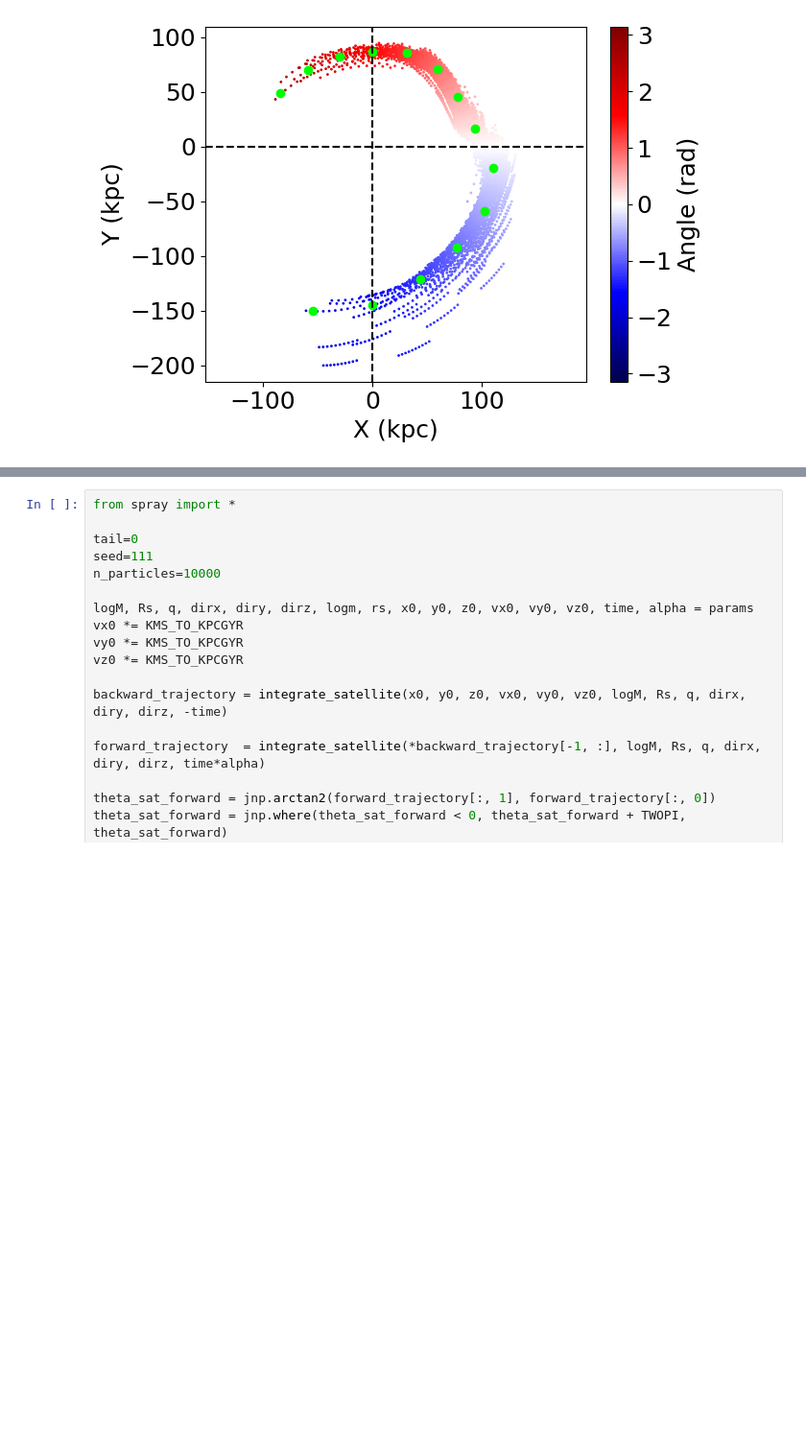
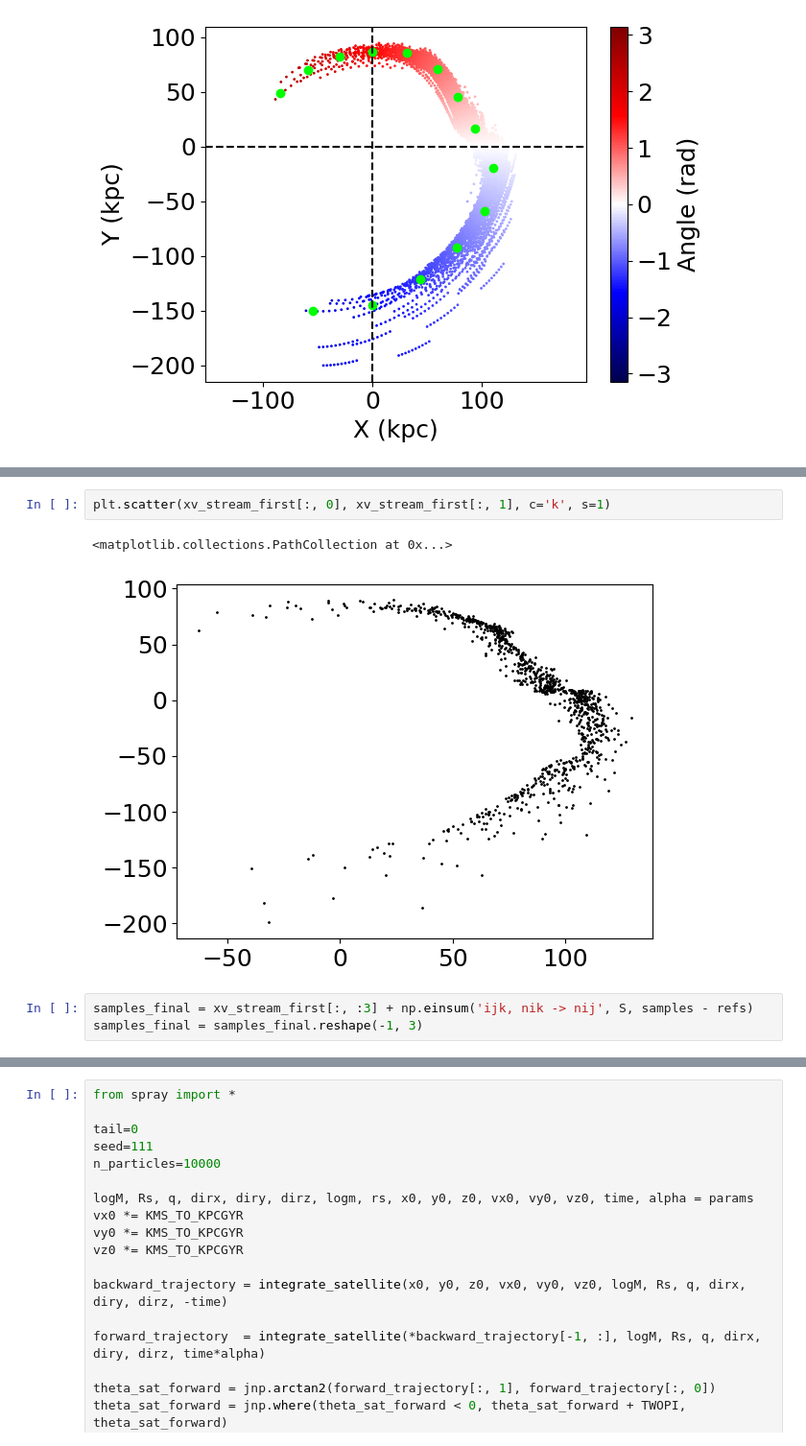
Before and after one commit to David-Chemaly/StreaMAX, a Jupyter notebook: quick_start.ipynb, the cells around one changed output, grey strips where cells are left out. Shown at 96% size. Cells and saved outputs as stored; diff of their text form; blank space fills up the shorter version.

```diff
--- a/quick_start.ipynb
+++ b/quick_start.ipynb
@@ -116,0 +165,8 @@ Time taken to generate stream using First: 0.05 seconds
+# %%
+plt.scatter(xv_stream_first[:, 0], xv_stream_first[:, 1], c='k', s=1)
+# %% [output]
+<matplotlib.collections.PathCollection at 0x...>
+[figure, added]
+# %%
+samples_final = xv_stream_first[:, :3] + np.einsum('ijk, nik -> nij', S, samples - refs)
+samples_final = samples_final.reshape(-1, 3)
```
Also changed, not shown: parts of 14 cells of this notebook, 8 other files.
